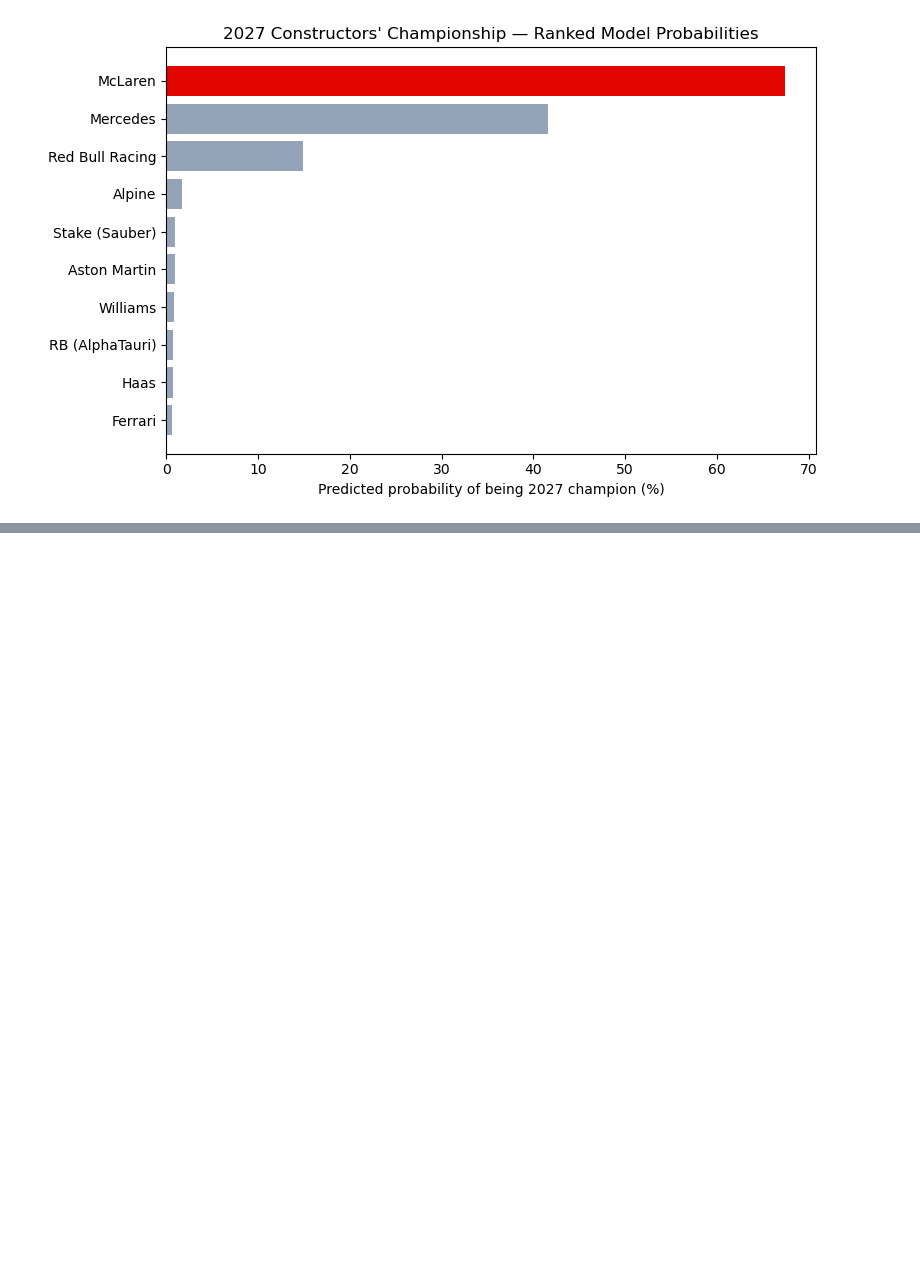
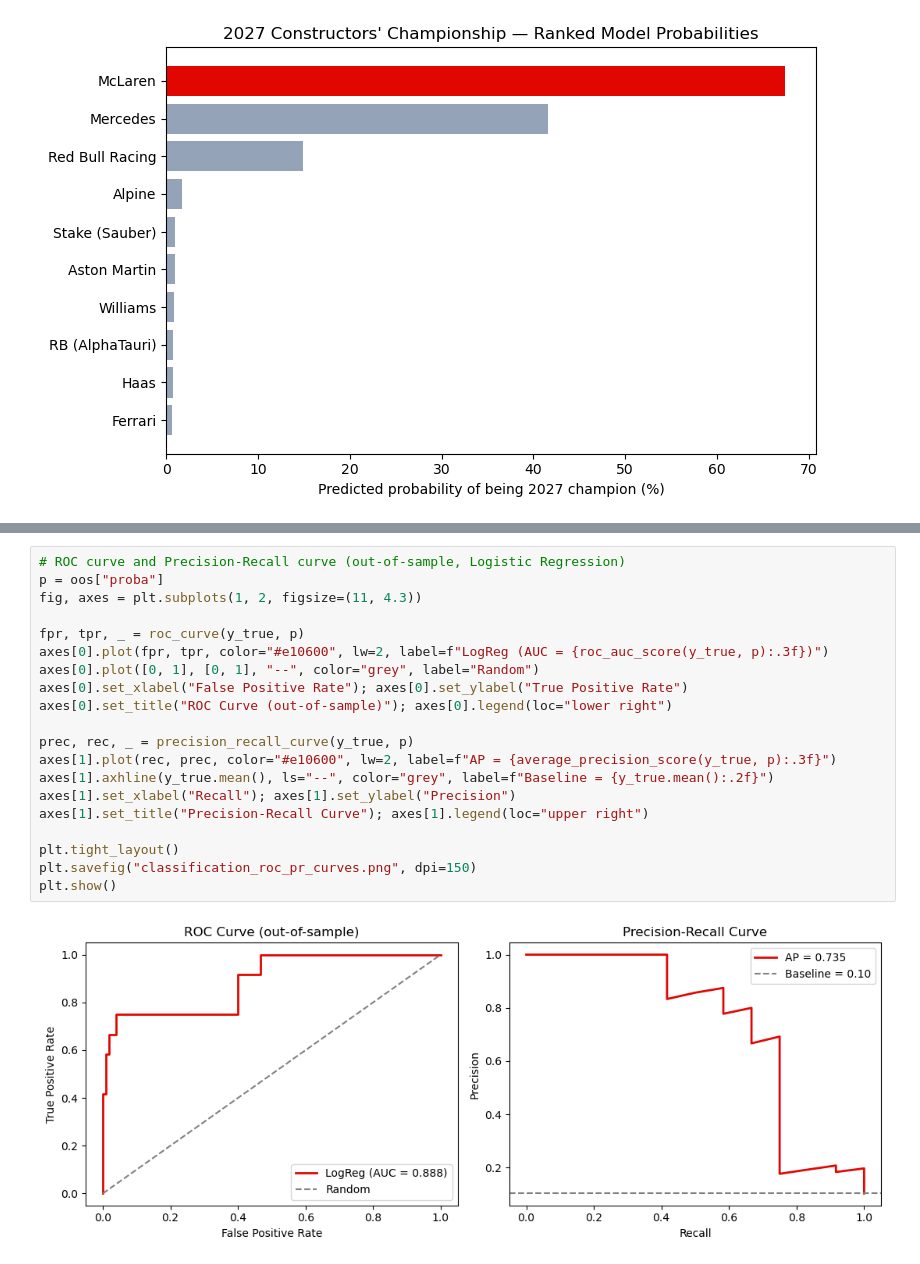
Before and after one commit to fredizenn/Statistics-and-Machine-Learning, a Jupyter notebook: Week-5/Final-Project-Examination/Championship_Classification_Modelling.ipynb, the cells around one changed output, grey strips where cells are left out. Drawn from its saved outputs; the diff is of its cells as text; blank space fills up the shorter version.

```diff
--- a/Week-5/Final-Project-Examination/Championship_Classification_Modelling.ipynb
+++ b/Week-5/Final-Project-Examination/Championship_Classification_Modelling.ipynb
@@ -204,0 +292,22 @@ plt.show()
+# %%
+# ROC curve and Precision-Recall curve (out-of-sample, Logistic Regression)
+p = oos["proba"]
+fig, axes = plt.subplots(1, 2, figsize=(11, 4.3))
+
+fpr, tpr, _ = roc_curve(y_true, p)
+axes[0].plot(fpr, tpr, color="#e10600", lw=2, label=f"LogReg (AUC = {roc_auc_score(y_true, p):.3f})")
+axes[0].plot([0, 1], [0, 1], "--", color="grey", label="Random")
+axes[0].set_xlabel("False Positive Rate"); axes[0].set_ylabel("True Positive Rate")
+axes[0].set_title("ROC Curve (out-of-sample)"); axes[0].legend(loc="lower right")
+
+prec, rec, _ = precision_recall_curve(y_true, p)
+axes[1].plot(rec, prec, color="#e10600", lw=2, label=f"AP = {average_precision_score(y_true, p):.3f}")
+axes[1].axhline(y_true.mean(), ls="--", color="grey", label=f"Baseline = {y_true.mean():.2f}")
+axes[1].set_xlabel("Recall"); axes[1].set_ylabel("Precision")
+axes[1].set_title("Precision-Recall Curve"); axes[1].legend(loc="upper right")
+
+plt.tight_layout()
+plt.savefig("classification_roc_pr_curves.png", dpi=150)
+plt.show()
+# %% [output]
+[figure, added]
```
Also changed, not shown: parts of 6 cells of this notebook, 2 other files.
